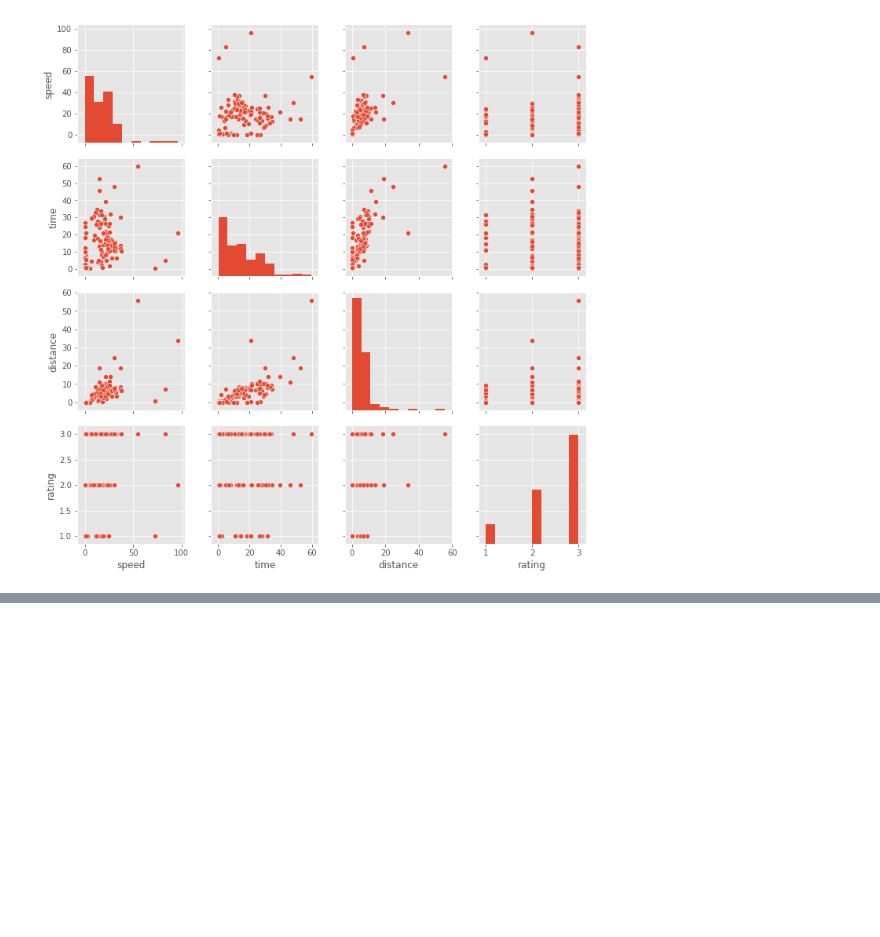
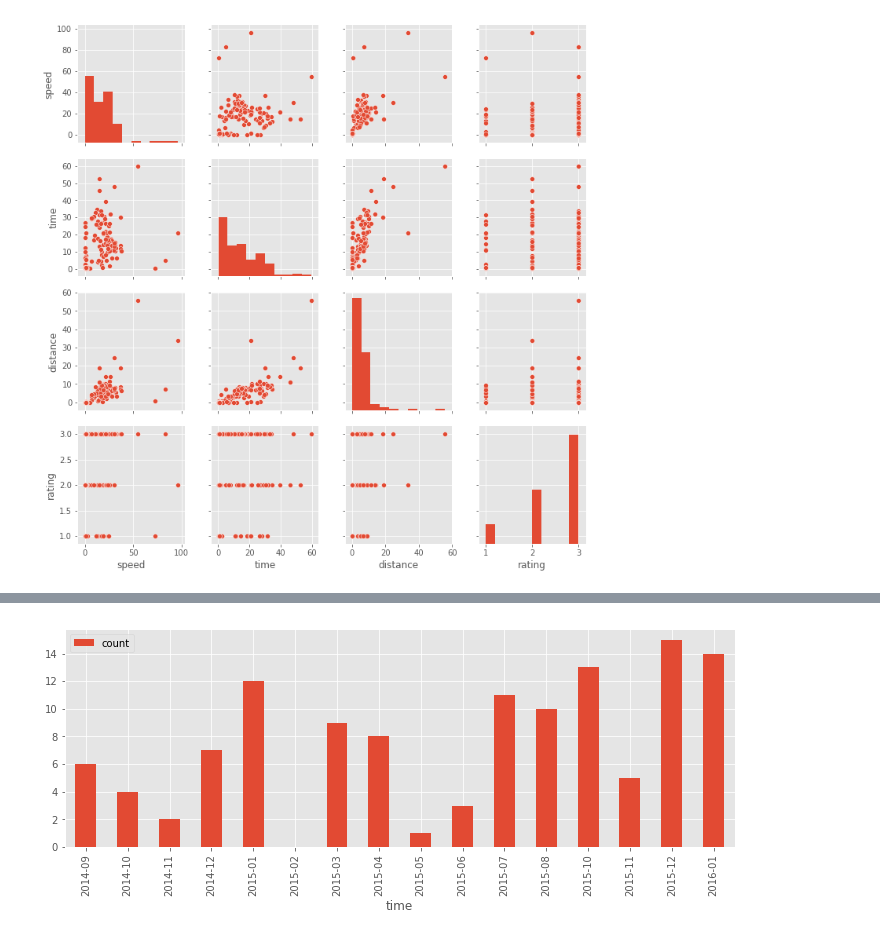
Before and after one commit to MoBran/bi2_project, a Jupyter notebook: src/model_building.ipynb, the cells around one changed output, grey strips where cells are left out. Cells and saved outputs as stored; diff of their text form; code cells hidden in the pictures; blank space fills up the shorter version.

Commit message:
updated to-do list and included a time distribution of the recordings

```diff
--- a/src/model_building.ipynb
+++ b/src/model_building.ipynb
@@ -22,5 +38,6 @@ parentdir = os.path.dirname(os.getcwd())
 datadir = os.path.join(parentdir, "data", "preprocessed")
 dataset = DataSet(datadir,file_ending=".csv")
 tracks, trackspoints = dataset.get_data()
+trackspoints = dataset._preprocess_trackspoint_data(trackspoints)
 # %% [output]
 Start reading data:
@@ -61,0 +97,8 @@ sns.pairplot(tracks_cor);
+# %%
+sorted_date = trackspoints["time"].dt.to_period('M').sort_values()
+sorted_date = sorted_date.value_counts().to_frame().reset_index()
+# %%
+sorted_date = sorted_date.rename(columns={'time': 'count', 'index': 'time'})
+sorted_date = sorted_date["time"].sort_values().to_frame().reset_index()
+sorted_date = sorted_date.rename(columns={'index': 'count'})
+sorted_date.head()
@@ -61,0 +112,4 @@ sns.pairplot(tracks_cor);
+# %%
+sorted_date.set_index("time").plot(kind='bar', figsize=(12,4));
+# %% [output]
+[figure, added]
```
Also changed, not shown: parts of 6 cells of this notebook.
